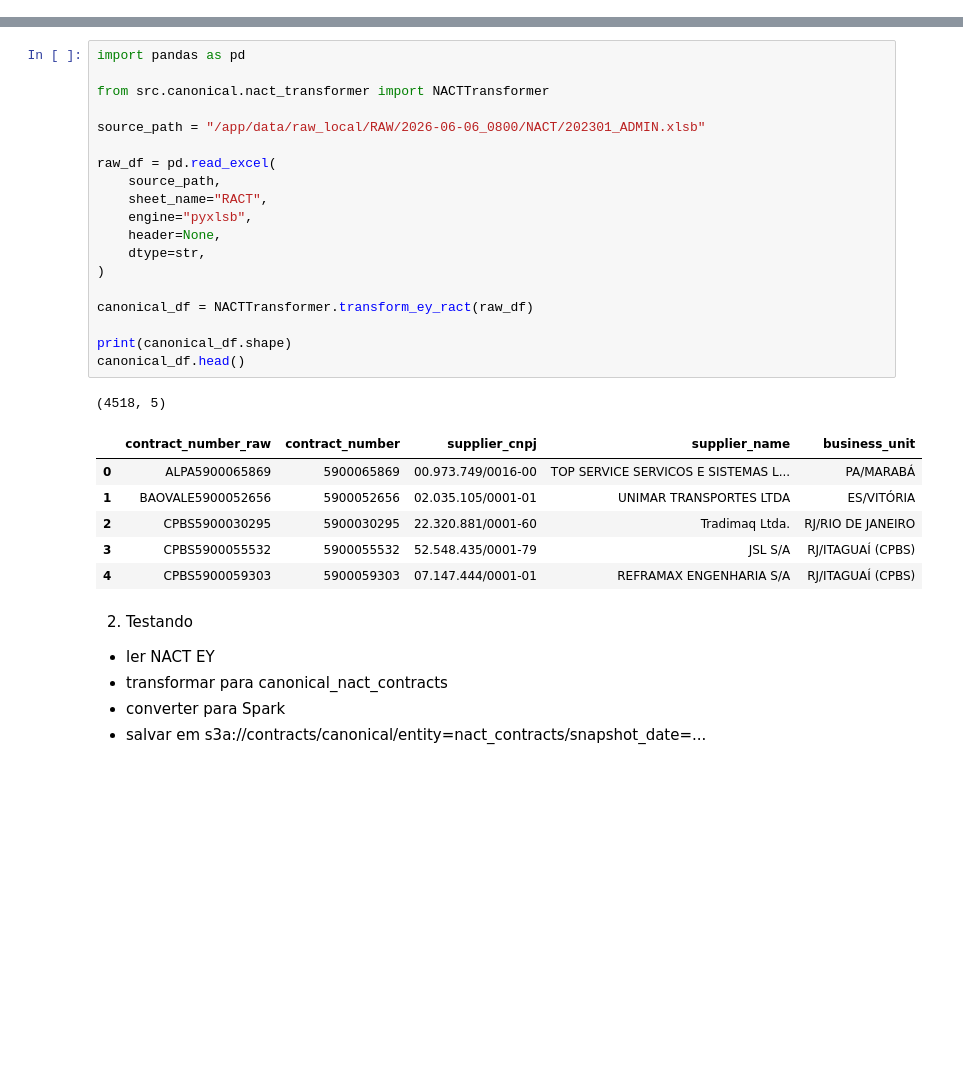
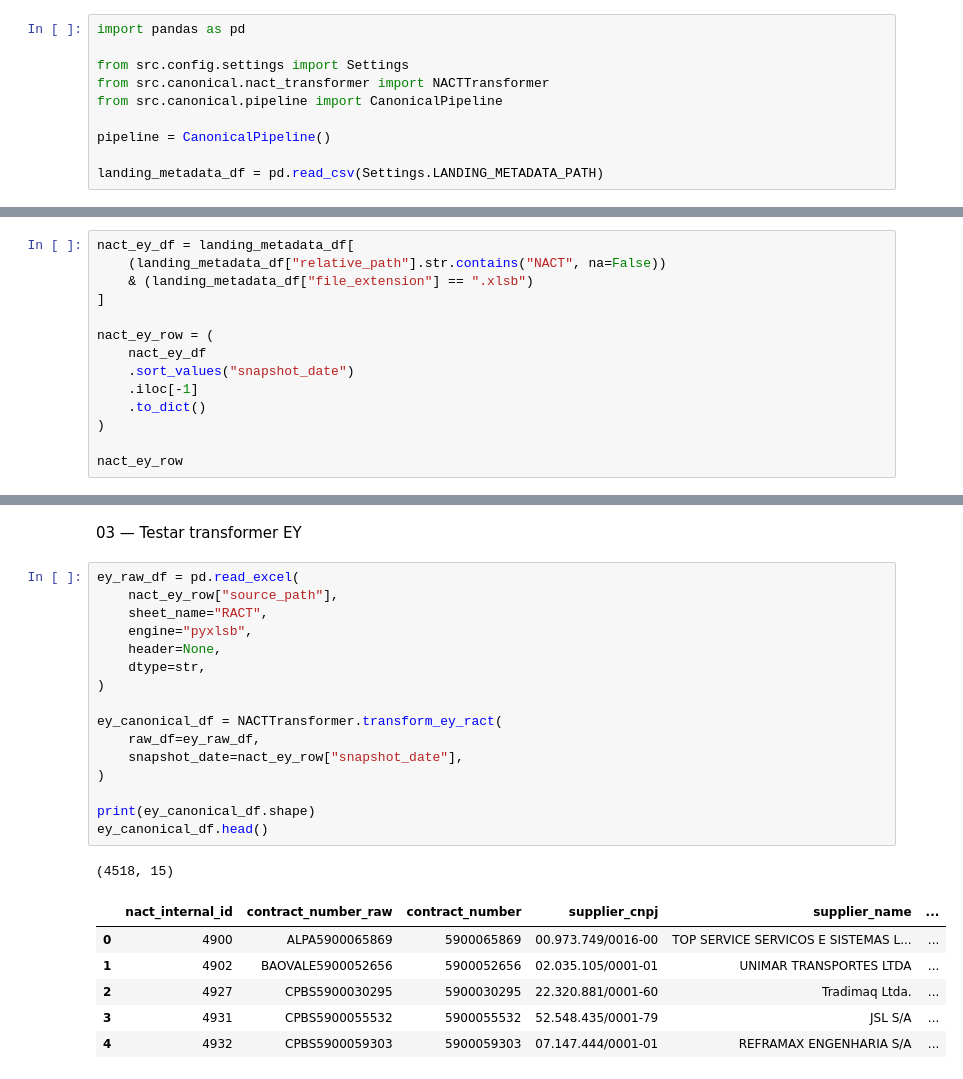
Before and after one commit to Magno-Rodrigues/contract-governance-lakehouse, a Jupyter notebook: notebooks/03_canonical.ipynb, the cells around one changed output, grey strips where cells are left out. Saved outputs shown, nothing was run; the diff lists cells and outputs as text; blank space fills up the shorter version.

```diff
--- a/notebooks/03_canonical.ipynb
+++ b/notebooks/03_canonical.ipynb
@@ -2,0 +3,10 @@
+# %%
+import pandas as pd
+
+from src.config.settings import Settings
+from src.canonical.nact_transformer import NACTTransformer
+from src.canonical.pipeline import CanonicalPipeline
+
+pipeline = CanonicalPipeline()
+
+landing_metadata_df = pd.read_csv(Settings.LANDING_METADATA_PATH)
@@ -2,0 +19,14 @@
+# %%
+nact_ey_df = landing_metadata_df[
+    (landing_metadata_df["relative_path"].str.contains("NACT", na=False))
+    & (landing_metadata_df["file_extension"] == ".xlsb")
+]
+
+nact_ey_row = (
+    nact_ey_df
+    .sort_values("snapshot_date")
+    .iloc[-1]
+    .to_dict()
+)
+
+nact_ey_row
@@ -3,34 +47,26 @@
+# %% [markdown]
+03 — Testar transformer EY
 # %%
-import pandas as pd
-
-from src.canonical.nact_transformer import NACTTransformer
-
-source_path = "/app/data/raw_local/RAW/2026-06-06_0800/NACT/202301_ADMIN.xlsb"
-
-raw_df = pd.read_excel(
-    source_path,
+ey_raw_df = pd.read_excel(
+    nact_ey_row["source_path"],
     sheet_name="RACT",
     engine="pyxlsb",
     header=None,
     dtype=str,
 )
 
-canonical_df = NACTTransformer.transform_ey_ract(raw_df)
+ey_canonical_df = NACTTransformer.transform_ey_ract(
+    raw_df=ey_raw_df,
+    snapshot_date=nact_ey_row["snapshot_date"],
+)
 
-print(canonical_df.shape)
-canonical_df.head()
+print(ey_canonical_df.shape)
+ey_canonical_df.head()
 # %% [output]
-(4518, 5)
+(4518, 15)
-|  | contract_number_raw | contract_number | supplier_cnpj | supplier_name | business_unit |
-| 0 | ALPA5900065869 | 5900065869 | 00.973.749/0016-00 | TOP SERVICE SERVICOS E SISTEMAS L... | PA/MARABÁ |
-| 1 | BAOVALE5900052656 | 5900052656 | 02.035.105/0001-01 | UNIMAR TRANSPORTES LTDA | ES/VITÓRIA |
-| 2 | CPBS5900030295 | 5900030295 | 22.320.881/0001-60 | Tradimaq Ltda. | RJ/RIO DE JANEIRO |
-| 3 | CPBS5900055532 | 5900055532 | 52.548.435/0001-79 | JSL S/A | RJ/ITAGUAÍ (CPBS) |
-| 4 | CPBS5900059303 | 5900059303 | 07.147.444/0001-01 | REFRAMAX ENGENHARIA S/A | RJ/ITAGUAÍ (CPBS) |
+|  | nact_internal_id | contract_number_raw | contract_number | supplier_cnpj | supplier_name | ... |
+| 0 | 4900 | ALPA5900065869 | 5900065869 | 00.973.749/0016-00 | TOP SERVICE SERVICOS E SISTEMAS L... | ... |
+| 1 | 4902 | BAOVALE5900052656 | 5900052656 | 02.035.105/0001-01 | UNIMAR TRANSPORTES LTDA | ... |
+| 2 | 4927 | CPBS5900030295 | 5900030295 | 22.320.881/0001-60 | Tradimaq Ltda. | ... |
+| 3 | 4931 | CPBS5900055532 | 5900055532 | 52.548.435/0001-79 | JSL S/A | ... |
+| 4 | 4932 | CPBS5900059303 | 5900059303 | 07.147.444/0001-01 | REFRAMAX ENGENHARIA S/A | ... |
-# %% [markdown]
-2. Testando
-
-- ler NACT EY
-- transformar para canonical_nact_contracts
-- converter para Spark
-- salvar em s3a://contracts/canonical/entity=nact_contracts/snapshot_date=...
```
Also changed, not shown: parts of 25 cells of this notebook, 10 other files.
